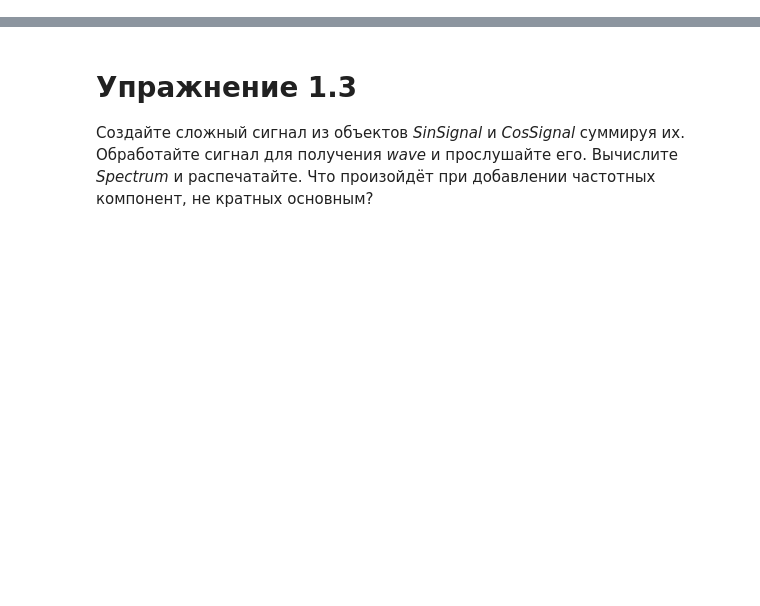
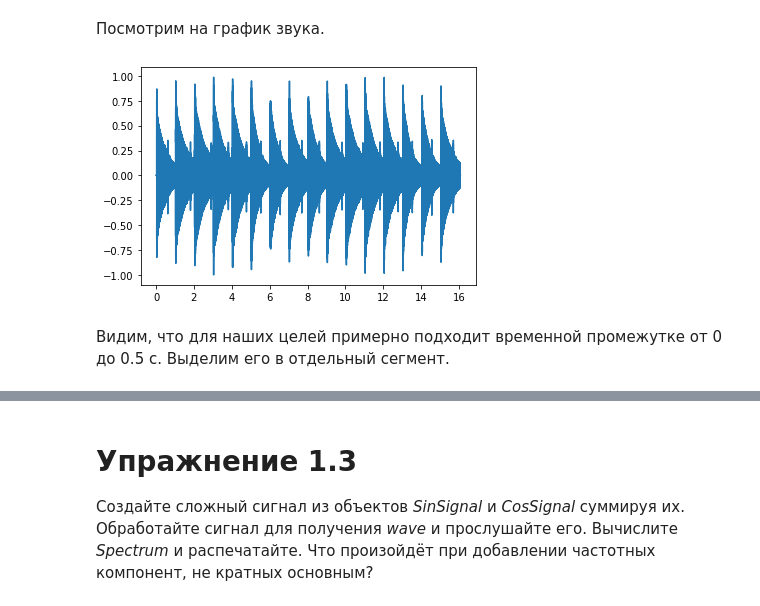
Before and after one commit to DenZhid/TelecommunicationSystemsLabs, a Jupyter notebook: Lab1/Lab1.ipynb, the cells around one changed output, grey strips where cells are left out. Drawn from its saved outputs; the diff is of its cells as text; code cells hidden in the pictures; blank space fills up the shorter version.

```diff
--- a/Lab1/Lab1.ipynb
+++ b/Lab1/Lab1.ipynb
@@ -20,0 +41,8 @@ if not os.path.exists('thinkdsp.py'):
+# %%
+from thinkdsp import read_wave
+if not os.path.exists('338986__drfx__music-box-melody-1.wav'):
+  !wget https://github.com/DenZhid/TelecommunicationSystemsLabs/raw/main/Lab1/resources/338986__drfx__music-box-melody-1.wav
+
+wave = read_wave('338986__drfx__music-box-melody-1.wav')
+wave.normalize()
+wave.make_audio()
@@ -20,0 +51,8 @@ if not os.path.exists('thinkdsp.py'):
+# %% [markdown]
+Посмотрим на график звука.
+# %%
+wave.plot()
+# %% [output]
+[figure, added]
+# %% [markdown]
+Видим, что для наших целей примерно подходит временной промежутке от 0 до 0.5 с. Выделим его в отдельный сегмент.
```
Also changed, not shown: parts of 16 cells of this notebook.
